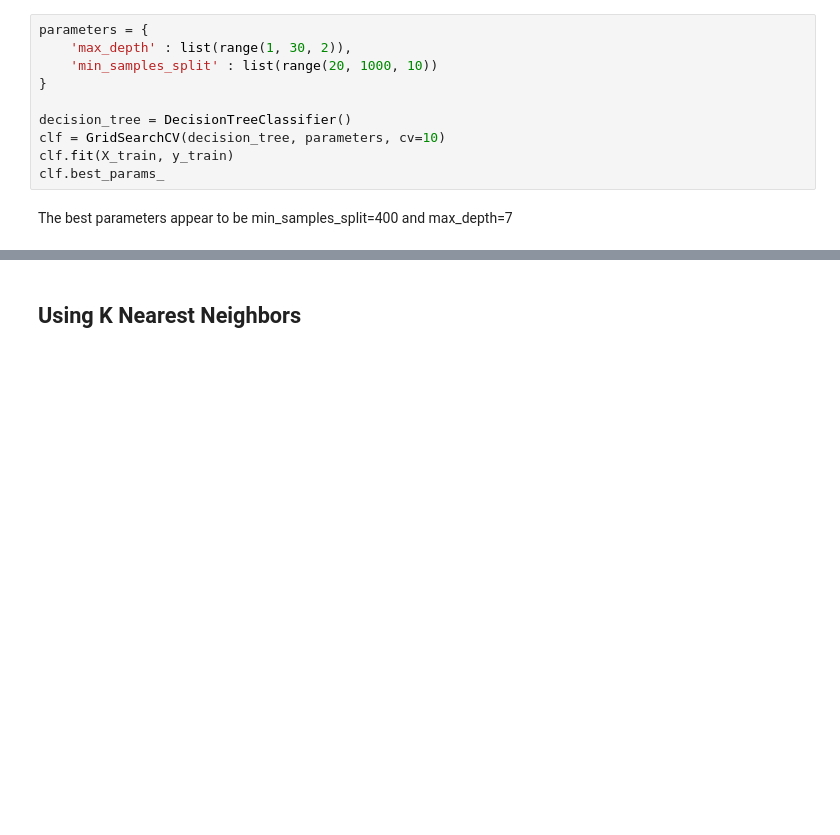
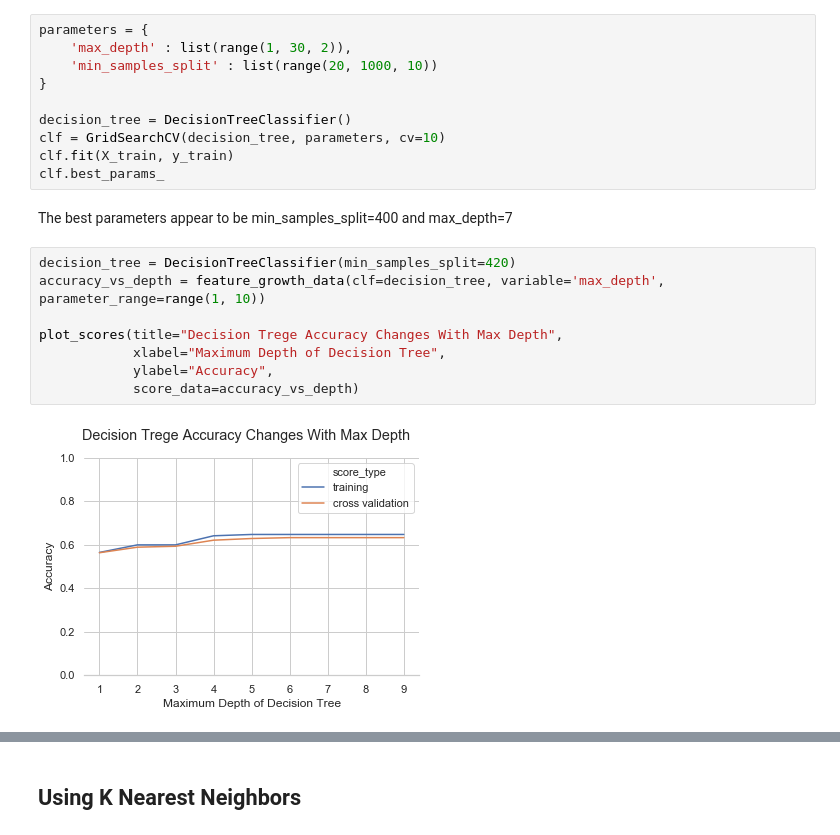
Before and after one commit to JonMcEntee/gatech, a Jupyter notebook: Machine Learning - Assignment 1.ipynb, the cells around one changed output, grey strips where cells are left out. Drawn from its saved outputs; the diff is of its cells as text; blank space fills up the shorter version.

```diff
--- a/Machine Learning - Assignment 1.ipynb
+++ b/Machine Learning - Assignment 1.ipynb
@@ -143,5 +143,15 @@ clf.fit(X_train, y_train)
 clf.best_params_
 # %% [markdown]
 The best parameters appear to be min_samples_split=400 and max_depth=7
+# %%
+decision_tree = DecisionTreeClassifier(min_samples_split=420)
+accuracy_vs_depth = feature_growth_data(clf=decision_tree, variable='max_depth', parameter_range=range(1, 10))
+
+plot_scores(title="Decision Trege Accuracy Changes With Max Depth",
+            xlabel="Maximum Depth of Decision Tree",
+            ylabel="Accuracy",
+            score_data=accuracy_vs_depth)
+# %% [output]
+[figure, added]
 # %%
 clf = DecisionTreeClassifier(max_depth=7, min_samples_split=400)
```
Also changed, not shown: parts of 6 cells of this notebook.
